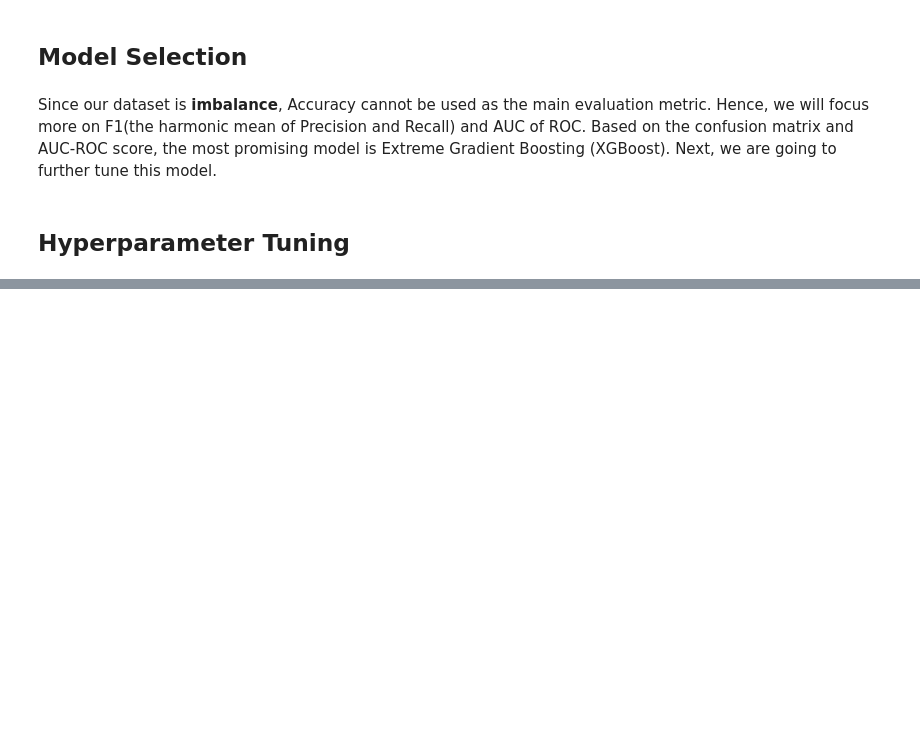
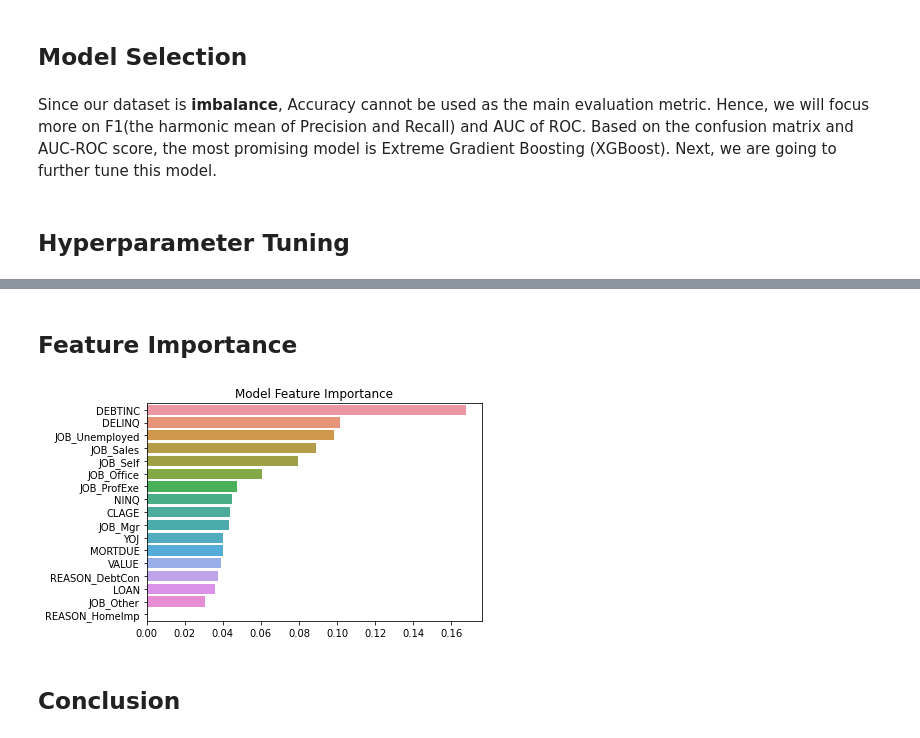
Before and after one commit to edmundhong/credit-scoring, a Jupyter notebook: credit-scoring.ipynb, the cells around one changed output, grey strips where cells are left out. Cells and saved outputs as stored; diff of their text form; code cells hidden in the pictures; blank space fills up the shorter version.

```diff
--- a/credit-scoring.ipynb
+++ b/credit-scoring.ipynb
@@ -520,3 +549,20 @@ AUC-ROC: 0.5272439397248307
 Since our dataset is **imbalance**, Accuracy cannot be used as the main evaluation metric. Hence, we will focus more on F1(the harmonic mean of Precision and Recall) and AUC of ROC. Based on the confusion matrix and AUC-ROC score, the most promising model is Extreme Gradient Boosting (XGBoost). Next, we are going to further tune this model.
 # %% [markdown]
 ## Hyperparameter Tuning
+# %%
+params = { 'max_depth': [3, 5, 6, 10],
+           'learning_rate': [0.01, 0.1, 0.2, 0.3],
+           'subsample': np.arange(0.5, 1.0, 0.1),
+           'n_estimators': [100, 300, 500]}
+
+ht = GridSearchCV(estimator=xgb,
+                   param_grid=params,
+                   cv = 5,
+                   scoring='f1',
+                   n_jobs=-1, #use all CPU cores
+                   verbose=1)
+
+ht.fit(X_train, y_train)
+
+print(f"Best parameters: {ht.best_params_}")
+print(f"Highest F1 score: {ht.best_score_}")
@@ -522,0 +577,4 @@ Since our dataset is **imbalance**, Accuracy cannot be used as the main evaluati
+# %%
+best_model = XGBClassifier(**ht.best_params_)
+
+assess_model(best_model, "Final Model (XG Boost)")
@@ -522,0 +593,17 @@ Since our dataset is **imbalance**, Accuracy cannot be used as the main evaluati
+# %% [markdown]
+## Feature Importance
+# %%
+feature_importance = list(zip(best_model.feature_names_in_,best_model.feature_importances_))
+feature_importance = np.array(feature_importance)
+feature_importance = feature_importance[feature_importance[:,1].argsort()[::-1]]
+feature = [feature_importance[i][0] for i in range(len(feature_importance))]
+feature_coef = [float(feature_importance[i][1]) for i in range(len(feature_importance))]
+
+# Plot Horizontal Bar Chart
+sns.barplot(x=feature_coef, y=feature)
+plt.title('Model Feature Importance')
+plt.show()
+# %% [output]
+[figure, added]
+# %% [markdown]
+## Conclusion
```
Also changed, not shown: parts of 21 cells of this notebook.
